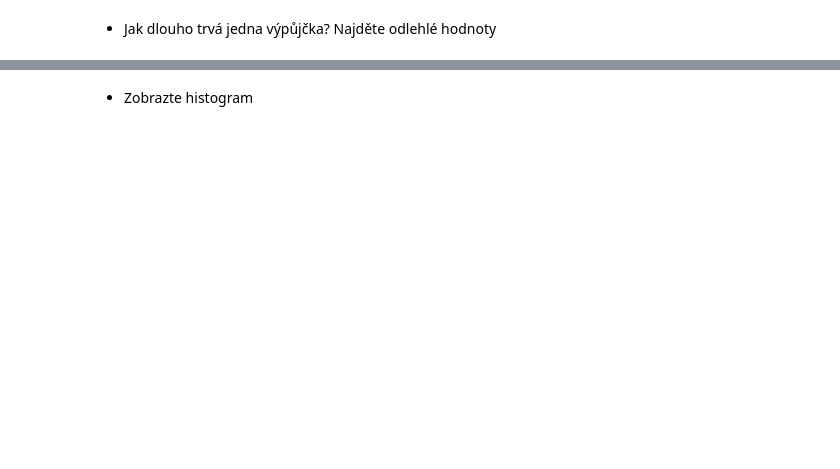
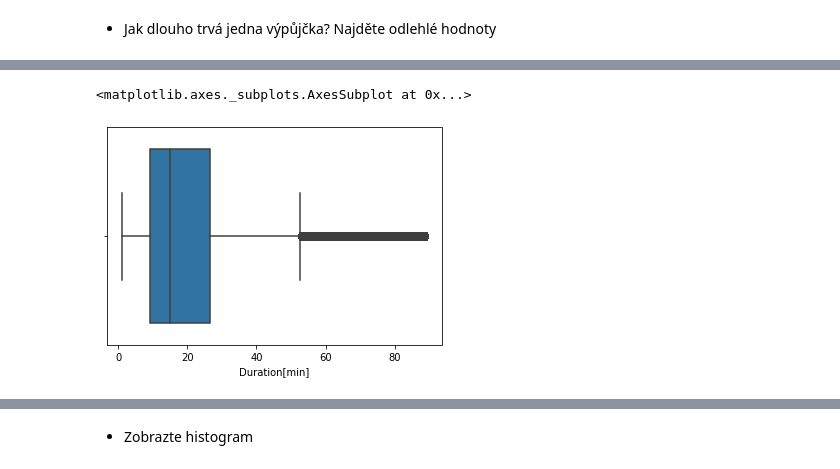
Before and after one commit to tompoles/Portfolio, a Jupyter notebook: Edinbourgh_bikes_engeto_project.ipynb, the cells around one changed output, grey strips where cells are left out. Drawn from its saved outputs; the diff is of its cells as text; code cells hidden in the pictures; blank space fills up the shorter version.

```diff
--- a/Edinbourgh_bikes_engeto_project.ipynb
+++ b/Edinbourgh_bikes_engeto_project.ipynb
@@ -238,0 +297,5 @@ DF
+# %%
+sns.boxplot(x=DF_IQR['Duration[min]'])
+# %% [output]
+<matplotlib.axes._subplots.AxesSubplot at 0x...>
+[figure, added]
```
Also changed, not shown: parts of 24 cells of this notebook.
